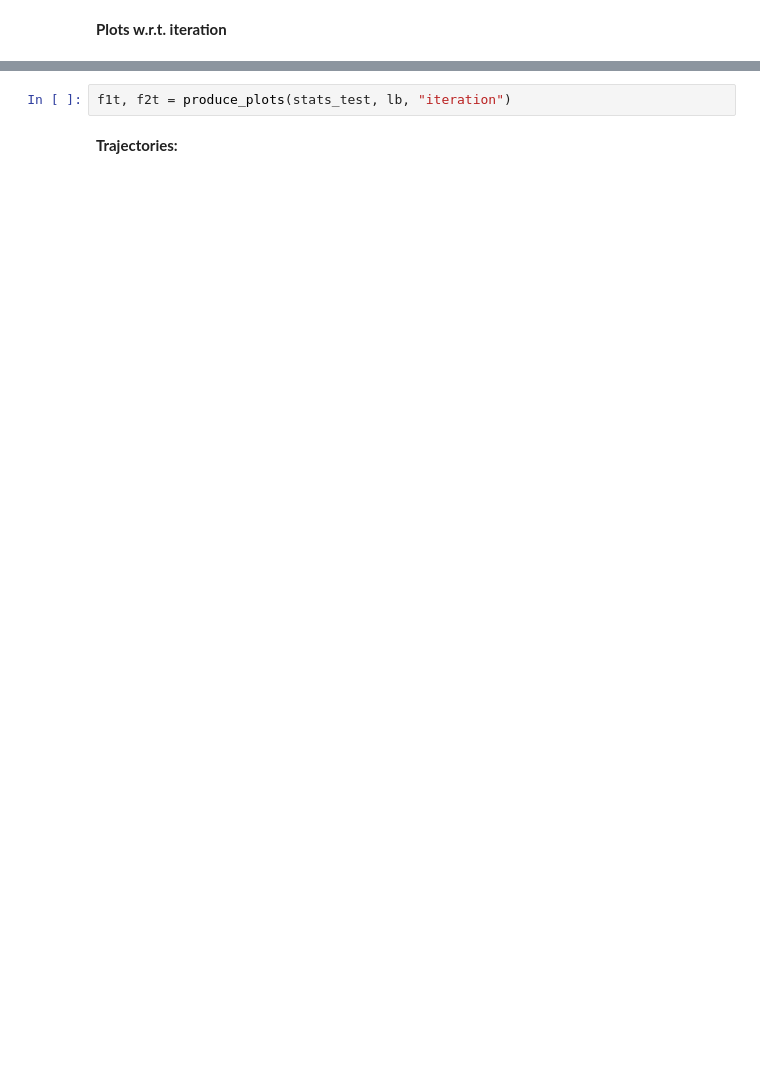
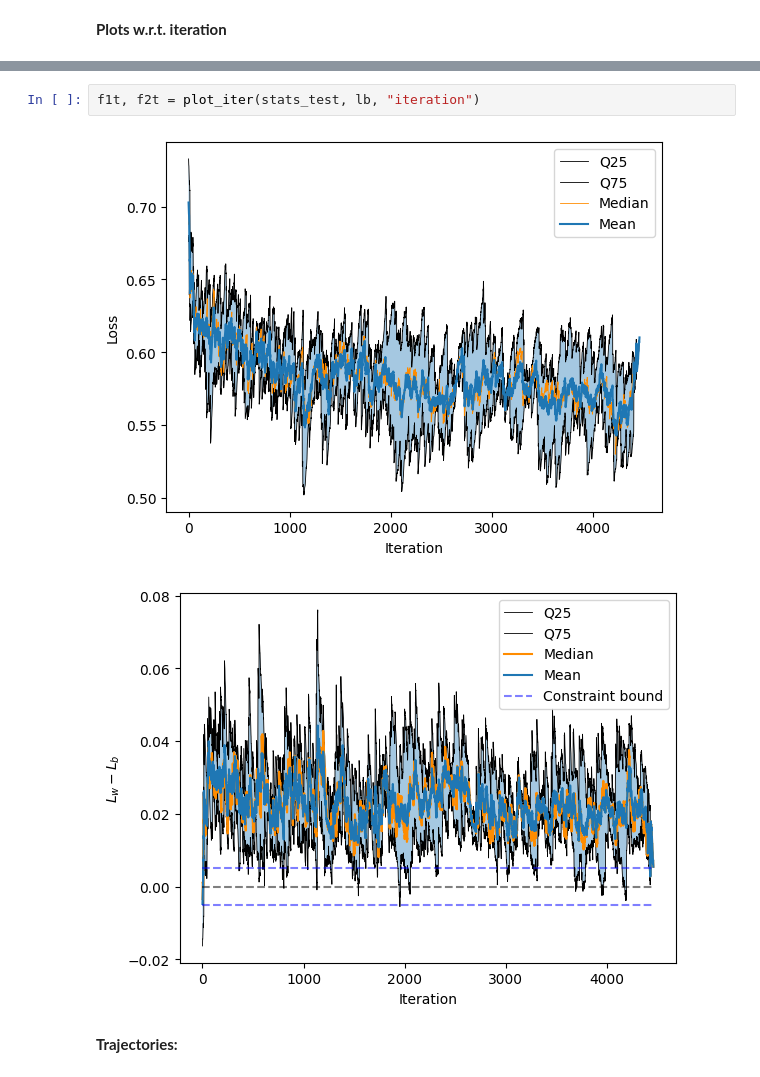
Before and after one commit to humancompatible/train, a Jupyter notebook: experiments/algo_plots.ipynb, the cells around one changed output, grey strips where cells are left out. Saved outputs shown, nothing was run; the diff lists cells and outputs as text; blank space fills up the shorter version.

```diff
--- a/experiments/algo_plots.ipynb
+++ b/experiments/algo_plots.ipynb
@@ -306,5 +79,8 @@ f1tr, f2tr = produce_plots(stats_train, lb, "iteration")
 # %%
-f1t, f2t = produce_plots(stats_test, lb, "iteration")
+f1t, f2t = plot_iter(stats_test, lb, "iteration")
+# %% [output]
+[figure, added]
+[figure, added]
 # %% [markdown]
 **Trajectories:**
 # %%
```
Also changed, not shown: parts of 14 cells of this notebook, 5 other files.
